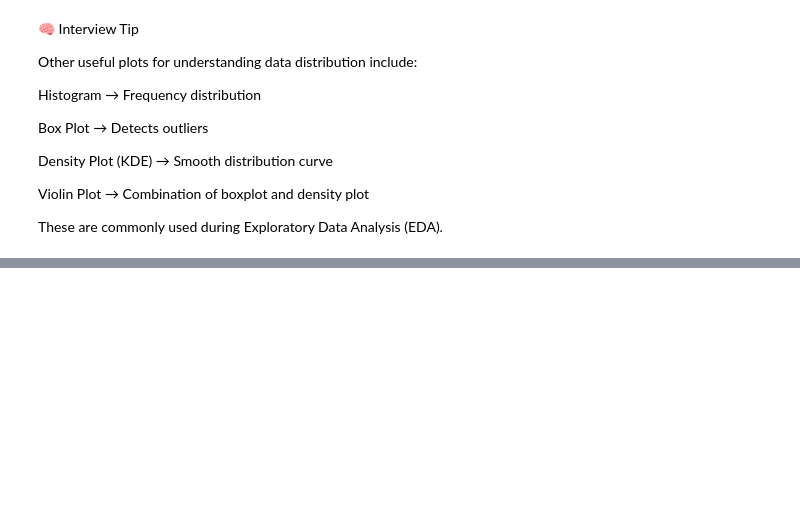
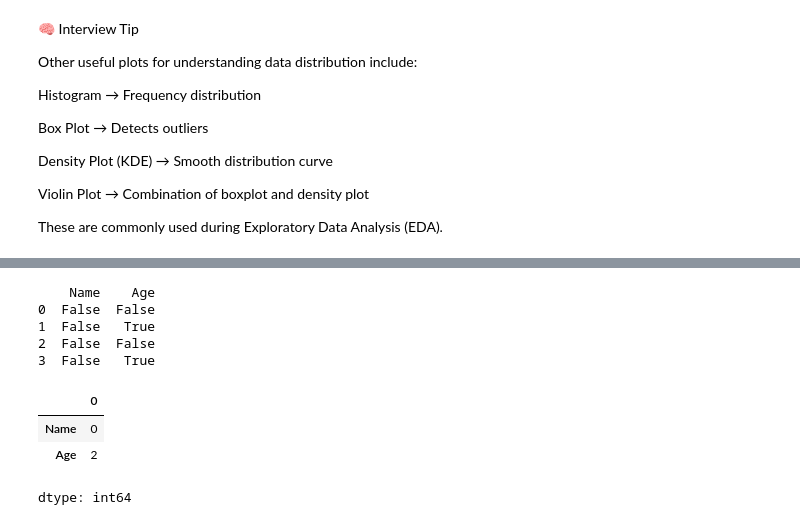
Before and after one commit to Gitstrong3333/Data-Science-Interview, a Jupyter notebook: MachineLearning_Interview_Questions.ipynb, the cells around one changed output, grey strips where cells are left out. Saved outputs shown, nothing was run; the diff lists cells and outputs as text; code cells hidden in the pictures; blank space fills up the shorter version.

```diff
--- a/MachineLearning_Interview_Questions.ipynb
+++ b/MachineLearning_Interview_Questions.ipynb
@@ -1602,0 +1992,29 @@ These are commonly used during Exploratory Data Analysis (EDA).
+# %%
+import pandas as pd
+import numpy as np
+
+data = {
+    "Name": ["Alice", "Bob", "Charlie", "David"],
+    "Age": [25, np.nan, 30, np.nan]
+}
+
+df = pd.DataFrame(data)
+
+print(df.isnull())
+# %% [output]
+    Name    Age
+0  False  False
+1  False   True
+2  False  False
+3  False   True
+# %%
+#🔹 Counting Missing Values
+
+#You can also count missing values in each column:
+
+df.isnull().sum()
+# %% [output]
+|  | 0 |
+| Name | 0 |
+| Age | 2 |
+dtype: int64
```
Also changed, not shown: parts of 66 cells of this notebook.
